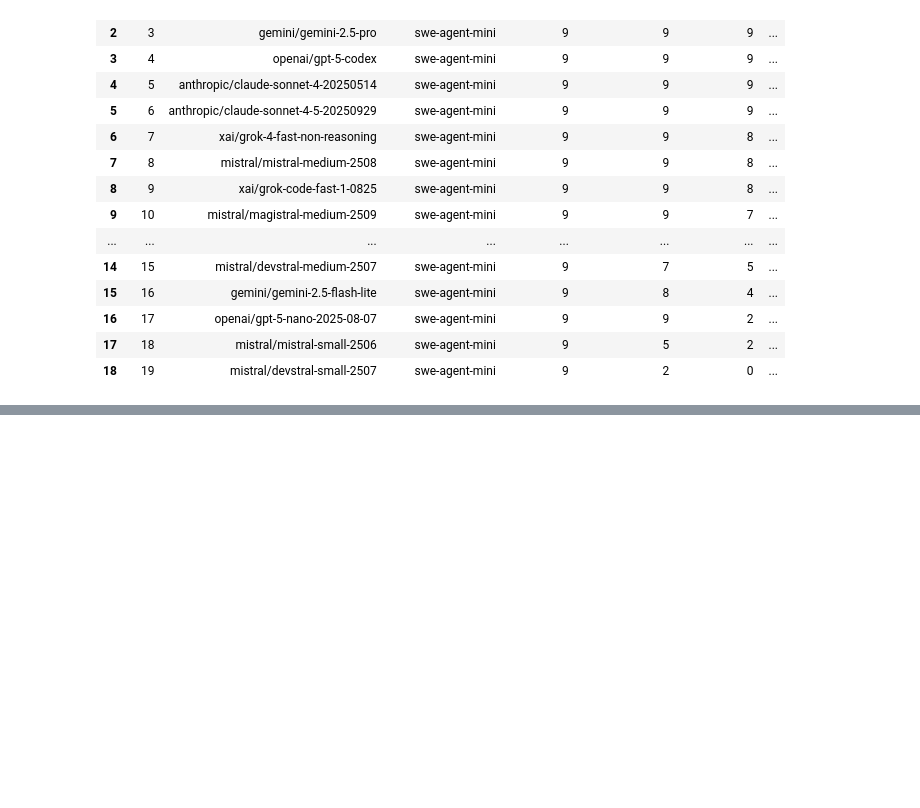
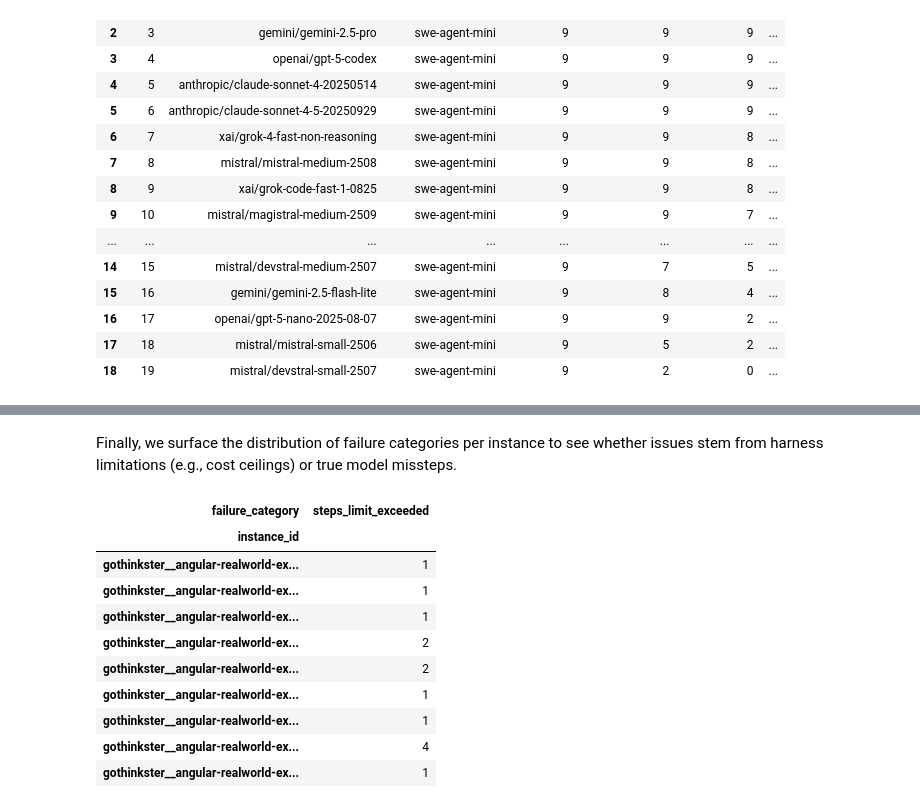
Before and after one commit to SuperMuel/BenchMac, a Jupyter notebook: analysis/analysis.ipynb, the cells around one changed output, grey strips where cells are left out. Drawn from its saved outputs; the diff is of its cells as text; code cells hidden in the pictures; blank space fills up the shorter version.

```diff
--- a/analysis/analysis.ipynb
+++ b/analysis/analysis.ipynb
@@ -1025,0 +1125,28 @@ the manuscript or dashboard.
+# %% [markdown]
+
+
+Finally, we surface the distribution of failure categories per instance to see
+whether issues stem from harness limitations (e.g., cost ceilings) or true model
+missteps.
+# %%
+failure_breakdown = (
+    df[df["experiment_status"] == "failed"]
+    .groupby(["instance_id", "failure_category"])
+    .size()
+    .unstack(fill_value=0)
+    .sort_index()
+)
+
+failure_breakdown
+# %% [output]
+| failure_category | steps_limit_exceeded |
+| instance_id |  |
+| gothinkster__angular-realworld-ex... | 1 |
+| gothinkster__angular-realworld-ex... | 1 |
+| gothinkster__angular-realworld-ex... | 1 |
+| gothinkster__angular-realworld-ex... | 2 |
+| gothinkster__angular-realworld-ex... | 2 |
+| gothinkster__angular-realworld-ex... | 1 |
+| gothinkster__angular-realworld-ex... | 1 |
+| gothinkster__angular-realworld-ex... | 4 |
+| gothinkster__angular-realworld-ex... | 1 |
```
Also changed, not shown: parts of 29 cells of this notebook, 4 other files.
